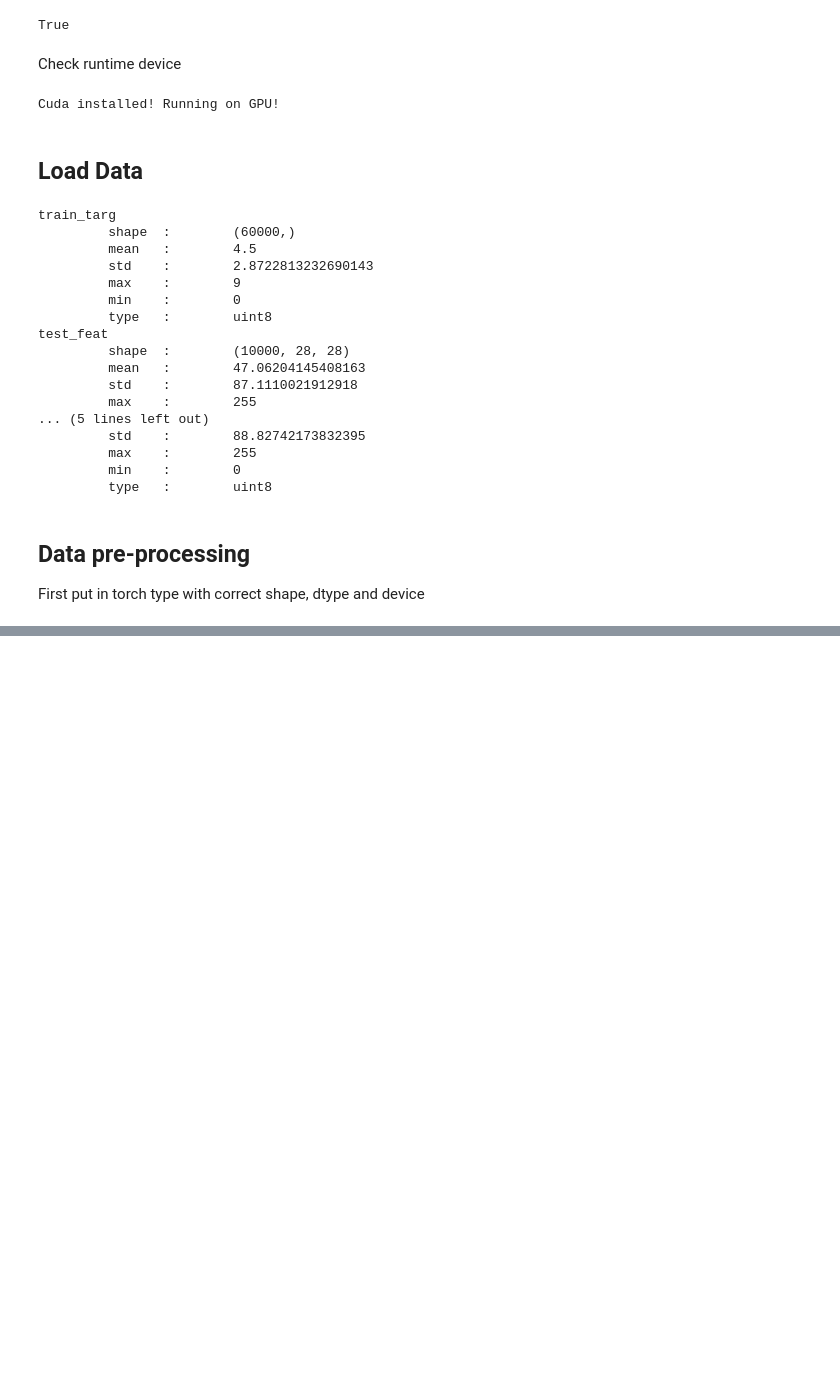
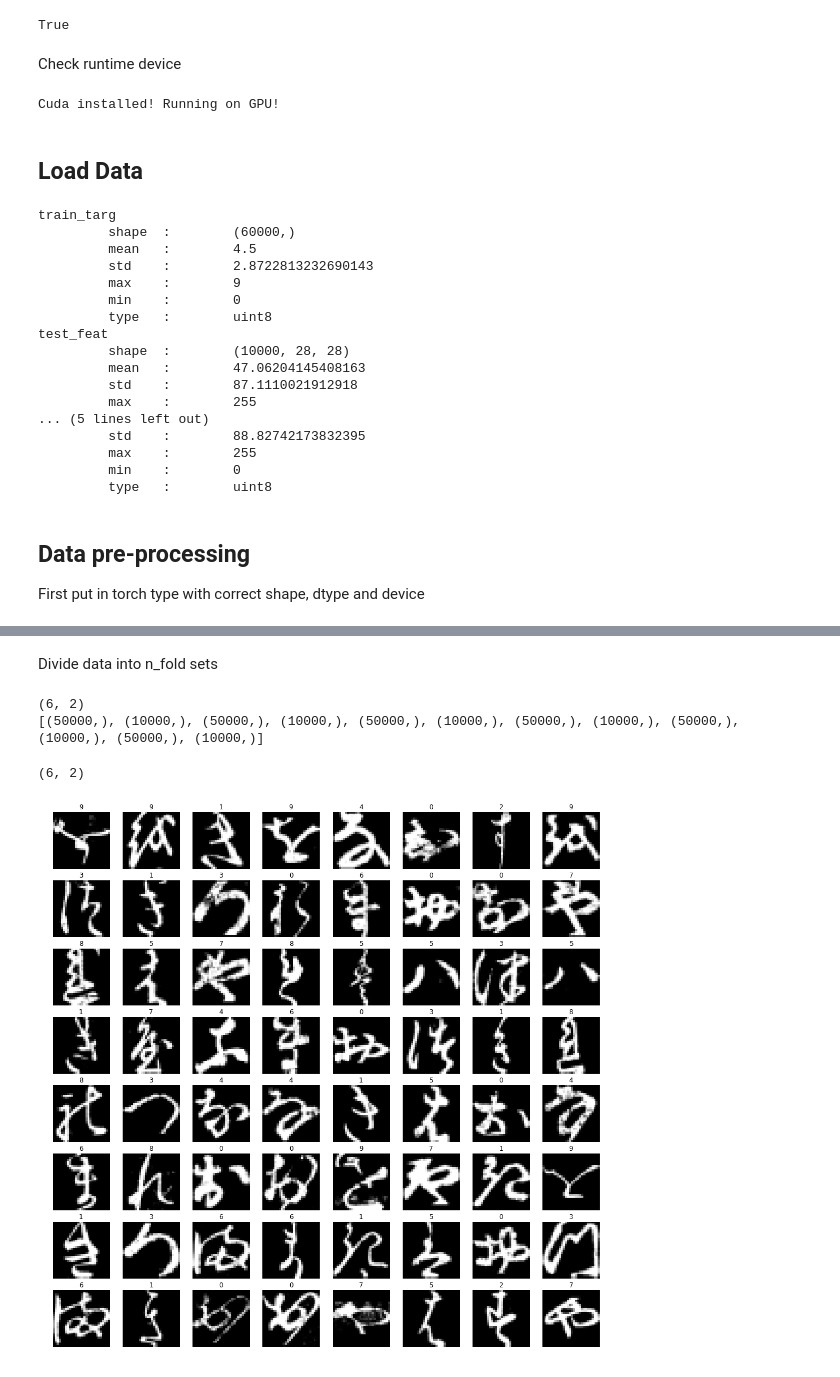
Before and after one commit to Boyne272/KMNIST_Classifier, a Jupyter notebook: training/LeNet5.ipynb, the cells around one changed output, grey strips where cells are left out. Cells and saved outputs as stored; diff of their text form; code cells hidden in the pictures; blank space fills up the shorter version.

```diff
--- a/training/LeNet5.ipynb
+++ b/training/LeNet5.ipynb
@@ -267,0 +186,63 @@ test_loader = DataLoader(test_dataset, batch_size=Test_Batch_Size, shuffle=False
+# %% [markdown]
+Divide data into n_fold sets
+# %%
+# do the split
+n_folds = 10
+shuffler =  StratifiedKFold(n_splits=n_folds, random_state=42, shuffle=True)
+shuffler = shuffler.split(train_feat, train_targ)
+
+# get the indices
+indices = np.array(list(shuffler))
+print(indices.shape)
+print([i.shape for i in indices.flatten()])
+# %% [output]
+(6, 2)
+[(50000,), (10000,), (50000,), (10000,), (50000,), (10000,), (50000,), (10000,), (50000,), (10000,), (50000,), (10000,)]
+# %%
+def create_dataset(train, targ, t_id, v_id):
+
+    t_feat = train[t_id]
+    v_feat = train[v_id]
+    t_targ = targ[t_id]
+    v_targ = targ[v_id]
+
+    # find mean and std
+    mean, std = torch.mean(t_feat).item(), torch.std(t_feat).item()
+
+    # includes data augmentation
+    train_transform = Compose([
+        Normalize(mean=[mean], std=[std]),
+        ])
+
+    # only want to normalize here
+    validation_test_transform = Compose([
+        Normalize(mean=[mean], std=[std]),
+        ])
+
+    # create the custom datasets
+    train_set = CustomImageTensorDataset(t_feat, t_targ, transform=train_transform)
+    valid_set = CustomImageTensorDataset(v_feat, v_targ, transform=validation_test_transform)
+
+    return train_set, valid_set
+# %%
+data_loders = []
+for t_index, v_index in indices:
+    t_set, v_set = create_dataset(train_feat, train_targ, t_index, v_index)
+    data_loders.append([ DataLoader(t_set, batch_size=Batch_Size, shuffle=True),
+                         DataLoader(v_set, batch_size=Test_Batch_Size, shuffle=False)])
+
+data_loders = np.array(data_loders)
+data_loders.shape
+# %% [output]
+(6, 2)
+# %%
+for X, y in data_loders[0][0]:
+
+    fig, axs = plt.subplots(8, 8, figsize=[18, 18])
+    for img, lab, ax in zip(X, y, axs.flatten()):
+        ax.imshow(img[0], cmap='gray')
+        ax.axis("off")
+        ax.set(title=str(lab.item()))
+    break
+# %% [output]
+[figure, added]
```
Also changed, not shown: parts of 27 cells of this notebook, 1 other file.
